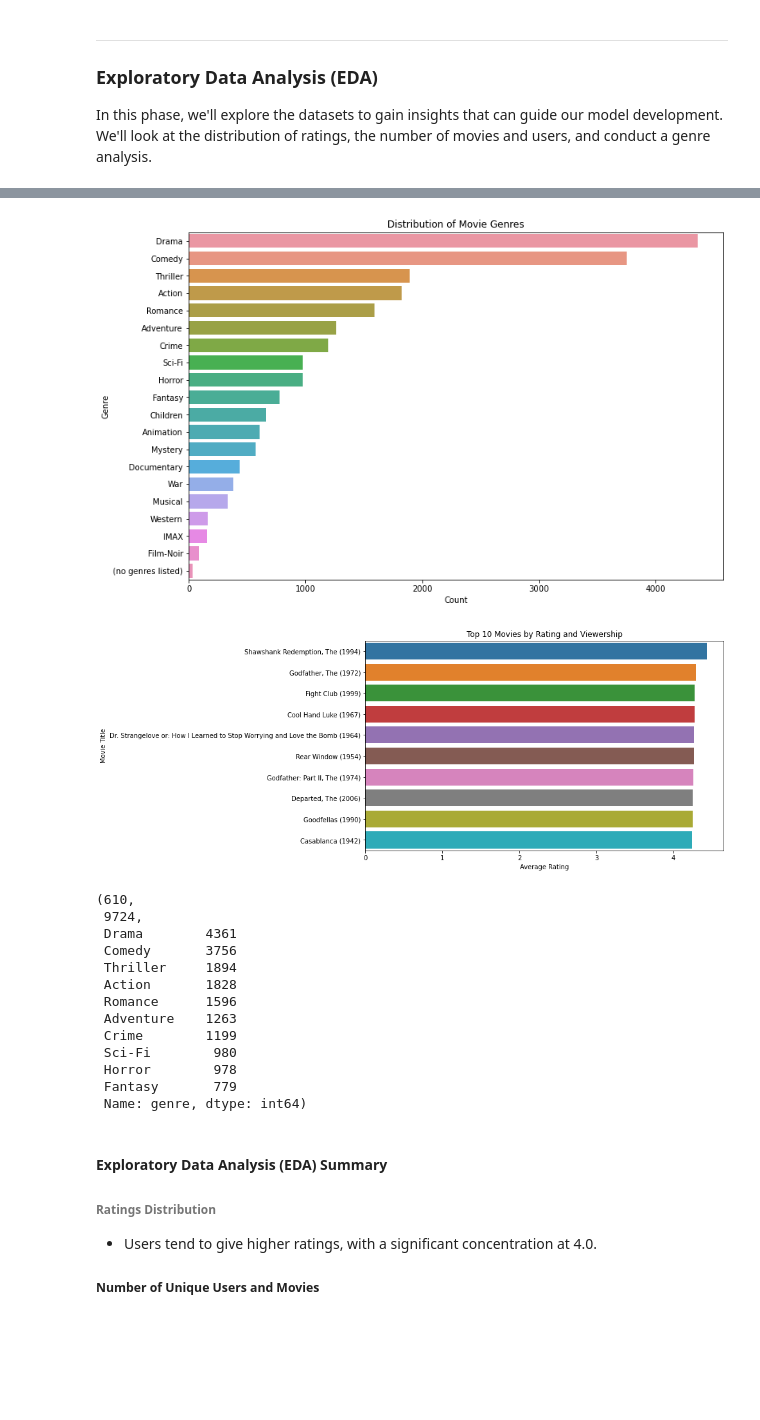
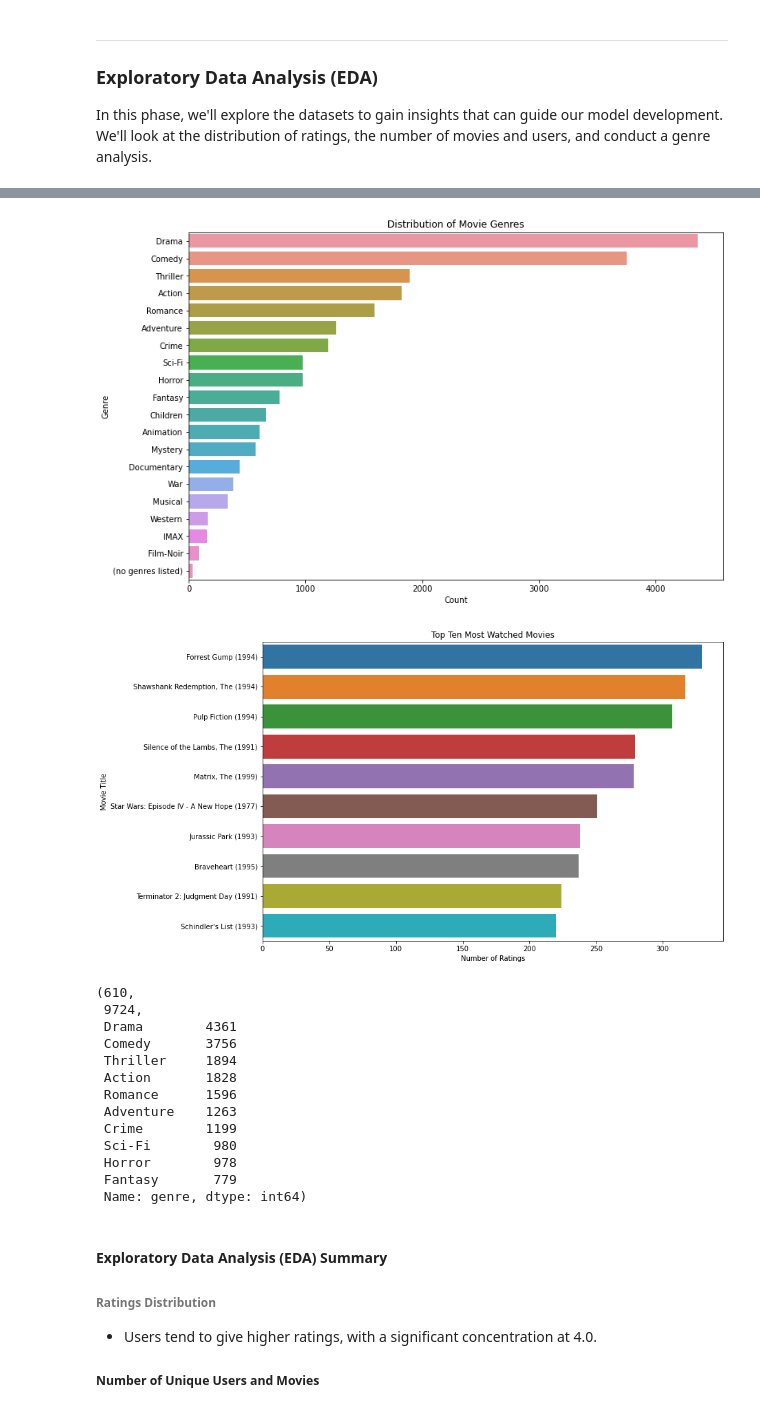
Before and after one commit to omulei/Movie_Recommender_System, a Jupyter notebook: Phase 4 project.ipynb, the cells around one changed output, grey strips where cells are left out. Cells and saved outputs as stored; diff of their text form; code cells hidden in the pictures; blank space fills up the shorter version.

```diff
--- a/Phase 4 project.ipynb
+++ b/Phase 4 project.ipynb
@@ -285,49 +285,43 @@ plt.ylabel('Count')
 plt.show()
 
 # 2. Number of Unique Users and Movies
 num_users = ratings['userId'].nunique()
 num_movies = ratings['movieId'].nunique()
 
 # 3. Genre Analysis
 all_genres = sum(movies['genres'], [])
 genres_df = pd.DataFrame(all_genres, columns=['genre'])
 genre_counts = genres_df['genre'].value_counts()
 
 plt.figure(figsize=(12, 8))
 sns.barplot(x=genre_counts, y=genre_counts.index)
 plt.title('Distribution of Movie Genres')
 plt.xlabel('Count')
 plt.ylabel('Genre')
 plt.show()
 
+# 4. top_ten_watched_movies
 
-# 4. Top 10 Movies by Rating and Viewership
+# Group the merged DataFrame by 'title' and count the number of ratings for each movie
+movie_watch_counts = movies_and_ratings.groupby('title').size().reset_index(name='count')
 
-# Group by title and calculate mean rating and viewership count
-movie_stats = movies_and_ratings.groupby('title').agg({'rating': 'mean', 'userId': 'count'}).reset_index().rename(columns={'userId': 'viewership'})
-# Apply a threshold for minimum number of ratings
-min_viewership_threshold = 50
-filtered_movie_stats = movie_stats[movie_stats['viewership'] >= min_viewership_threshold].copy()
-# Sort the filtered movies by rating and then by viewership
-filtered_movie_stats.sort_values(by=['rating', 'viewership'], ascending=False, inplace=True)
-# Select the top 10 movies
-top_10_filtered_movies = filtered_movie_stats.head(10)
+# Sort the movies by the count in descending order to get the most watched movies
+top_ten_watched_movies = movie_watch_counts.sort_values(by='count', ascending=False).head(10)
 
-
-plt.figure(figsize=(10, 6))
-sns.barplot(x='rating', y='title', data=top_10_filtered_movies)
-plt.title('Top 10 Movies by Rating and Viewership')
-plt.xlabel('Average Rating')
+plt.figure(figsize=(12, 8))
+sns.barplot(data=top_ten_watched_movies, x='count', y='title')
+plt.title('Top Ten Most Watched Movies')
+plt.xlabel('Number of Ratings')
 plt.ylabel('Movie Title')
 plt.show()
 
 # Outputting Number of Unique Users and Movies, and Top 10 Genres
 
 num_users, num_movies, genre_counts.head(10)
 # %% [output]
 [figure]
 [figure]
-[figure, old version]
+[figure, new version]
 (610,
  9724,
  Drama        4361
```
Also changed, not shown: parts of 33 cells of this notebook, 2 other files.
